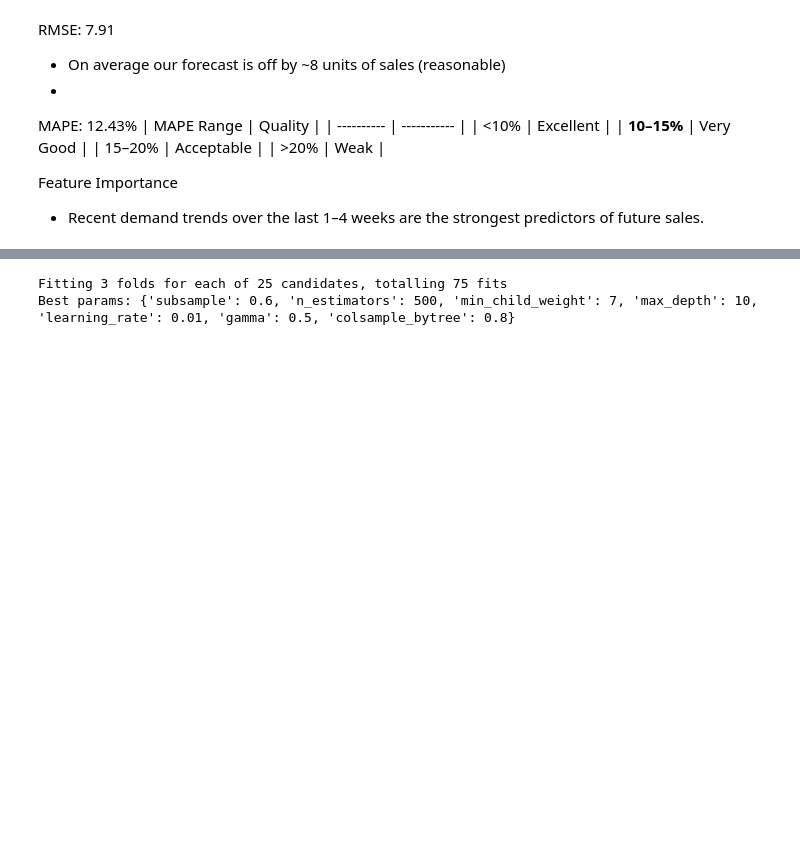
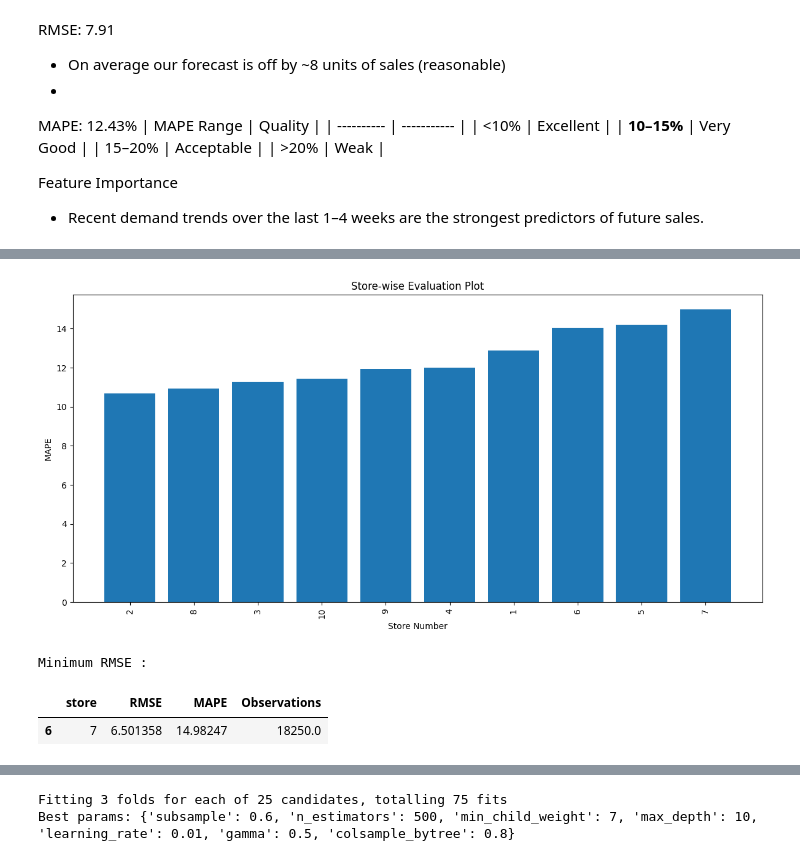
Before and after one commit to Devashish-Rawat1/StockSense, a Jupyter notebook: notebooks/03_modeling_xgboost.ipynb, the cells around one changed output, grey strips where cells are left out. Saved outputs shown, nothing was run; the diff lists cells and outputs as text; code cells hidden in the pictures; blank space fills up the shorter version.

```diff
--- a/notebooks/03_modeling_xgboost.ipynb
+++ b/notebooks/03_modeling_xgboost.ipynb
@@ -237,0 +351,10 @@ plt.show()
+# %%
+store_metrics = val_df.groupby("store").apply(
+    lambda x: pd.Series({
+        "RMSE": np.sqrt(mean_squared_error(x["sales"], x["y_pred"])),
+        "MAPE": x["abs_pct_error"].mean(),
+        "Observations": len(x)
+    })
+).reset_index()
+
+store_metrics.sort_values("RMSE")
@@ -237,0 +373,23 @@ plt.show()
+# %%
+store_metrics_sorted = store_metrics.sort_values("MAPE")
+
+plt.figure(figsize=(12,6))
+plt.bar(store_metrics_sorted["store"].astype(str), store_metrics_sorted["MAPE"])
+
+plt.xticks(rotation=90)
+plt.title("Store-wise Evaluation Plot")
+plt.xlabel("Store Number")
+plt.ylabel("MAPE")
+
+plt.tight_layout()
+plt.savefig("Store_Wise_Evaluation_Plot.png")
+plt.show()
+# %% [output]
+[figure, added]
+# %%
+print("Minimum RMSE : ")
+store_metrics[store_metrics["RMSE"]==store_metrics["RMSE"].min()]
+# %% [output]
+Minimum RMSE :
+|  | store | RMSE | MAPE | Observations |
+| 6 | 7 | 6.501358 | 14.98247 | 18250.0 |
```
Also changed, not shown: parts of 25 cells of this notebook, 19 other files.
